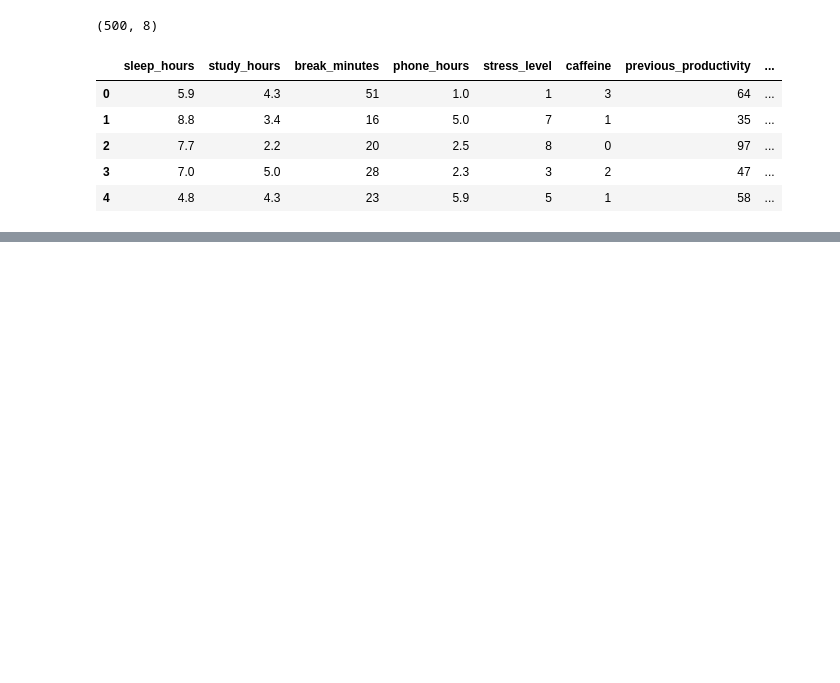
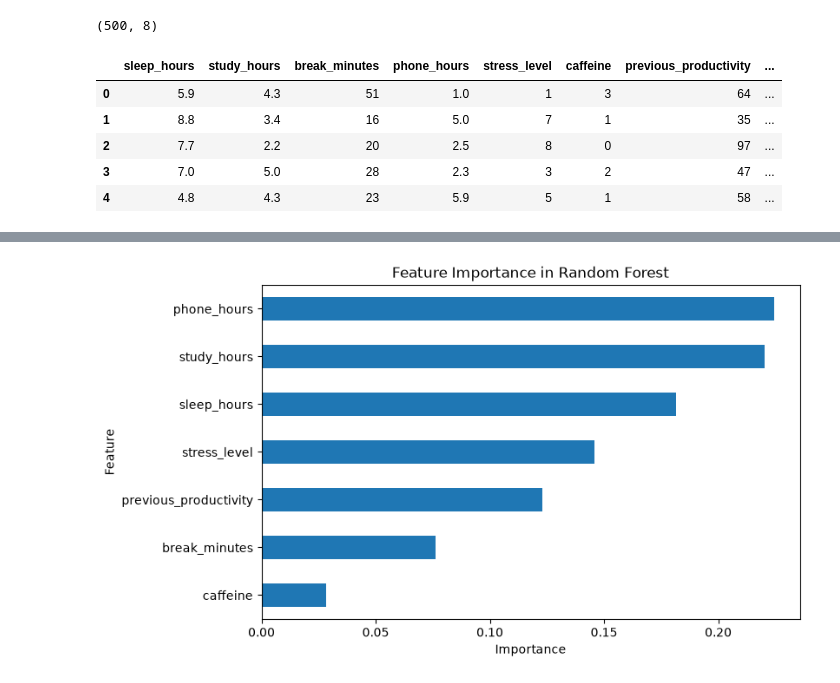
Before and after one commit to Varu095/study-moody, a Jupyter notebook: notebooks/eda.ipynb, the cells around one changed output, grey strips where cells are left out. Saved outputs shown, nothing was run; the diff lists cells and outputs as text; code cells hidden in the pictures; blank space fills up the shorter version.

Commit message:
Train Random Forest model and save results

```diff
--- a/notebooks/eda.ipynb
+++ b/notebooks/eda.ipynb
@@ -153,0 +169,11 @@ Note: you may need to restart the kernel to use updated packages.
+# %%
+plt.figure(figsize=(8, 5))
+
+feature_importance.sort_values().plot(kind="barh")
+
+plt.title("Feature Importance in Random Forest")
+plt.xlabel("Importance")
+plt.ylabel("Feature")
+plt.show()
+# %% [output]
+[figure, added]
```
Also changed, not shown: parts of 12 cells of this notebook, 1 other file.
